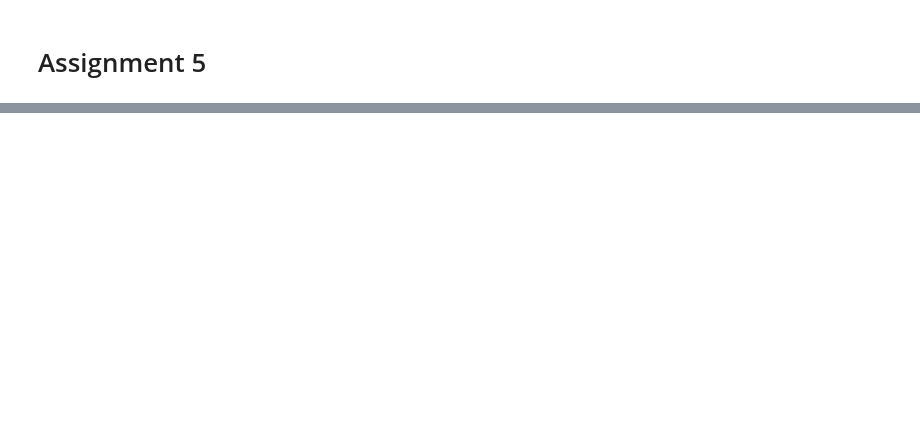
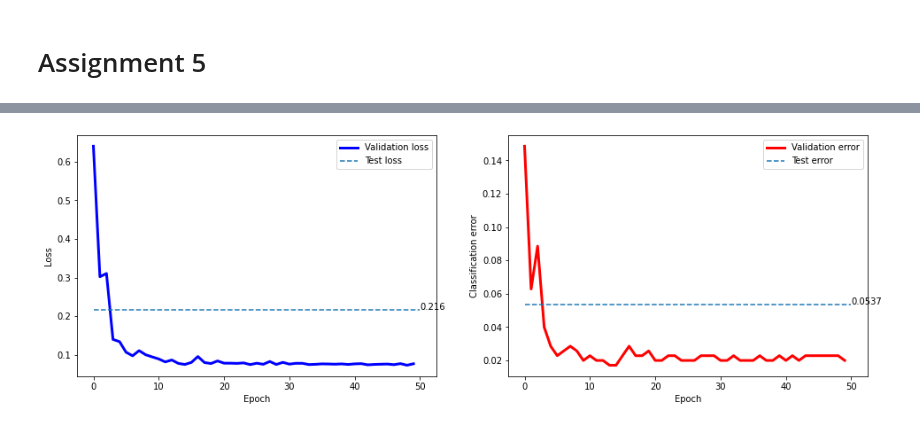
Before and after one commit to ChackMociute/Computational-Intelligence, a Jupyter notebook: Assignments/Assignment 5/assignment_5.ipynb, the cells around one changed output, grey strips where cells are left out. Drawn from its saved outputs; the diff is of its cells as text; code cells hidden in the pictures; blank space fills up the shorter version.

```diff
--- a/Assignments/Assignment 5/assignment_5.ipynb
+++ b/Assignments/Assignment 5/assignment_5.ipynb
@@ -279,0 +340,34 @@ FINISHED!
+# %%
+model = e.PE.get_phenotype(x[f.argmin()])
+optimizer = torch.optim.Adam([p for p in model.parameters() if p.requires_grad], lr=e.lr, weight_decay=e.wd)
+val_loss, val_error = [], []
+
+model.train()
+for _ in range(50):
+    for indx_batch, (batch, targets) in enumerate(e.training_loader):
+        loss = model.forward(batch, targets)
+        optimizer.zero_grad()
+        loss.backward(retain_graph=True)
+        optimizer.step()
+    loss, error = e.test(model, e.val_loader)
+    val_loss.append(loss)
+    val_error.append(error)
+loss, error = e.test(model, e.test_loader)
+# %%
+_, axs = plt.subplots(1, 2, figsize=(16, 5))
+axs[0].plot(range(len(val_loss)), val_loss, color='blue', linewidth='3', label='Validation loss')
+axs[1].plot(range(len(val_error)), val_error, color='red', linewidth='3', label='Validation error')
+
+axs[0].hlines(loss, xmin=0, xmax=len(val_loss), linestyles='dashed', label='Test loss')
+axs[0].text(len(val_loss), loss, f"{loss:.3}")
+axs[1].hlines(error, xmin=0, xmax=len(val_loss), linestyles='dashed', label='Test error')
+axs[1].text(len(val_loss), error, f"{error:.3}")
+
+axs[0].set_xlabel('Epoch'), axs[0].set_ylabel('Loss')
+axs[1].set_xlabel('Epoch'), axs[1].set_ylabel('Classification error')
+axs[0].legend()
+axs[1].legend()
+
+plt.show()
+# %% [output]
+[figure, added]
```
Also changed, not shown: parts of 22 cells of this notebook.
